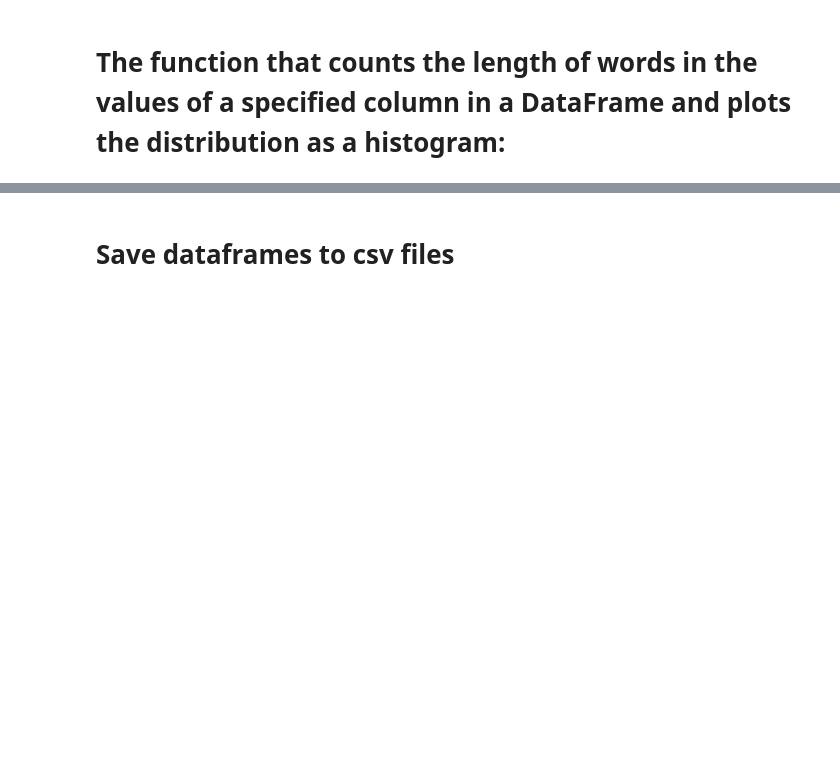
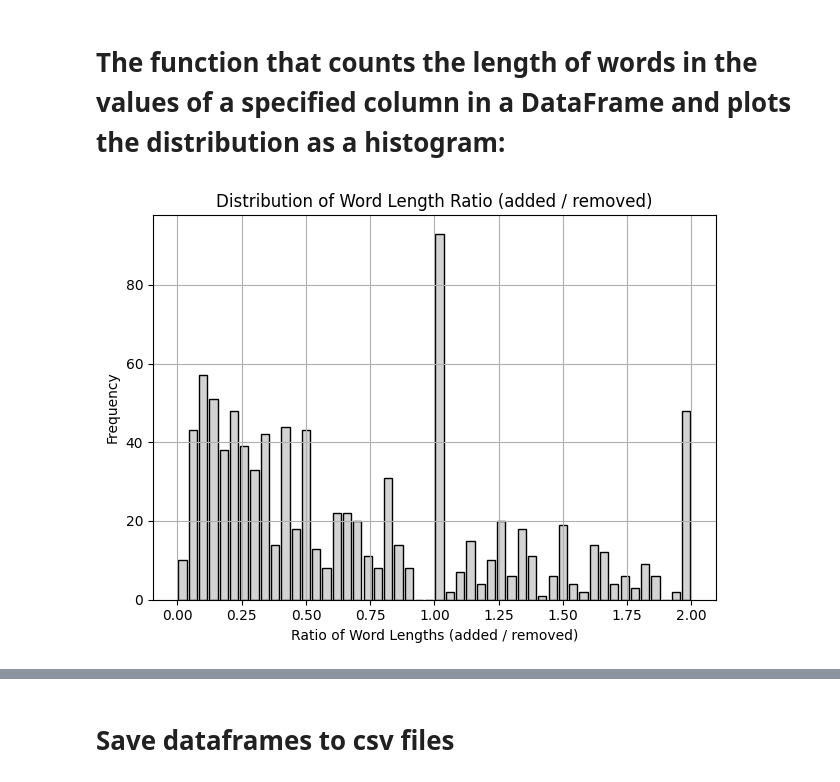
Before and after one commit to SmartSecLab/FixMe, a Jupyter notebook: patch-gen.ipynb, the cells around one changed output, grey strips where cells are left out. Drawn from its saved outputs; the diff is of its cells as text; code cells hidden in the pictures; blank space fills up the shorter version.

```diff
--- a/patch-gen.ipynb
+++ b/patch-gen.ipynb
@@ -401,34 +411,38 @@ plot_value_counts(df_patch['pl'])
 def count_and_plot_word_length_ratio(df, column1, column2):
     """
     Count the length of words in the values of two specified columns in a DataFrame,
     compute the ratio of corresponding word lengths, and plot the distribution as a histogram.
 
     Parameters:
         df (pandas DataFrame): The DataFrame containing the data.
         column1 (str): The name of the first column in the DataFrame to analyze.
         column2 (str): The name of the second column in the DataFrame to analyze.
     """
     # Extract values from the specified columns
     values1 = df[column1]
     values2 = df[column2]
 
     # Tokenize words and count lengths for both columns
     word_lengths1 = [len(word) for value in values1 for word in str(value).split()]
     word_lengths2 = [len(word) for value in values2 for word in str(value).split()]
 
     # Compute the ratio of word lengths
     word_length_ratio = [length2 / length1 if length1 != 0 else float('NaN') for length1, length2 in zip(word_lengths1, word_lengths2)]
 
     # Plot histogram
-    plt.hist(word_length_ratio, bins=50, range=(0, 2), rwidth=0.8)
+    plt.hist(word_length_ratio, bins=50, range=(0, 2), rwidth=0.8, color='lightgray', edgecolor='black')
     plt.xlabel('Ratio of Word Lengths (added / removed)')
     plt.ylabel('Frequency')
     plt.title('Distribution of Word Length Ratio (added / removed)')
     plt.grid(True)
+    plt.tight_layout()
+    plt.savefig('figure/word-length-ratio.png')
     plt.show()
     return word_length_ratio
 
 word_length_ratio = count_and_plot_word_length_ratio(df_patch, 'removed', 'added')
+# %% [output]
+[figure, added]
 # %%
 import pandas as pd
 import matplotlib.pyplot as plt
```
Also changed, not shown: parts of 15 cells of this notebook.
